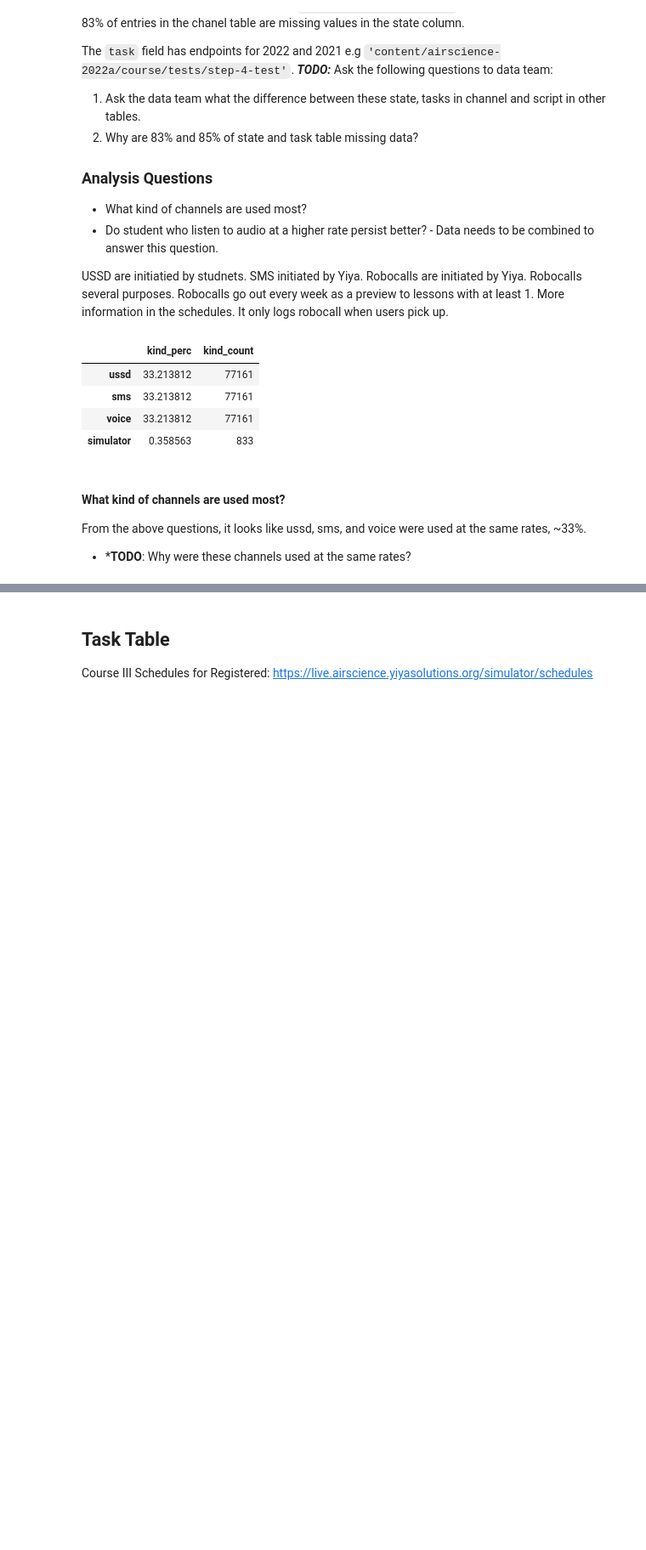
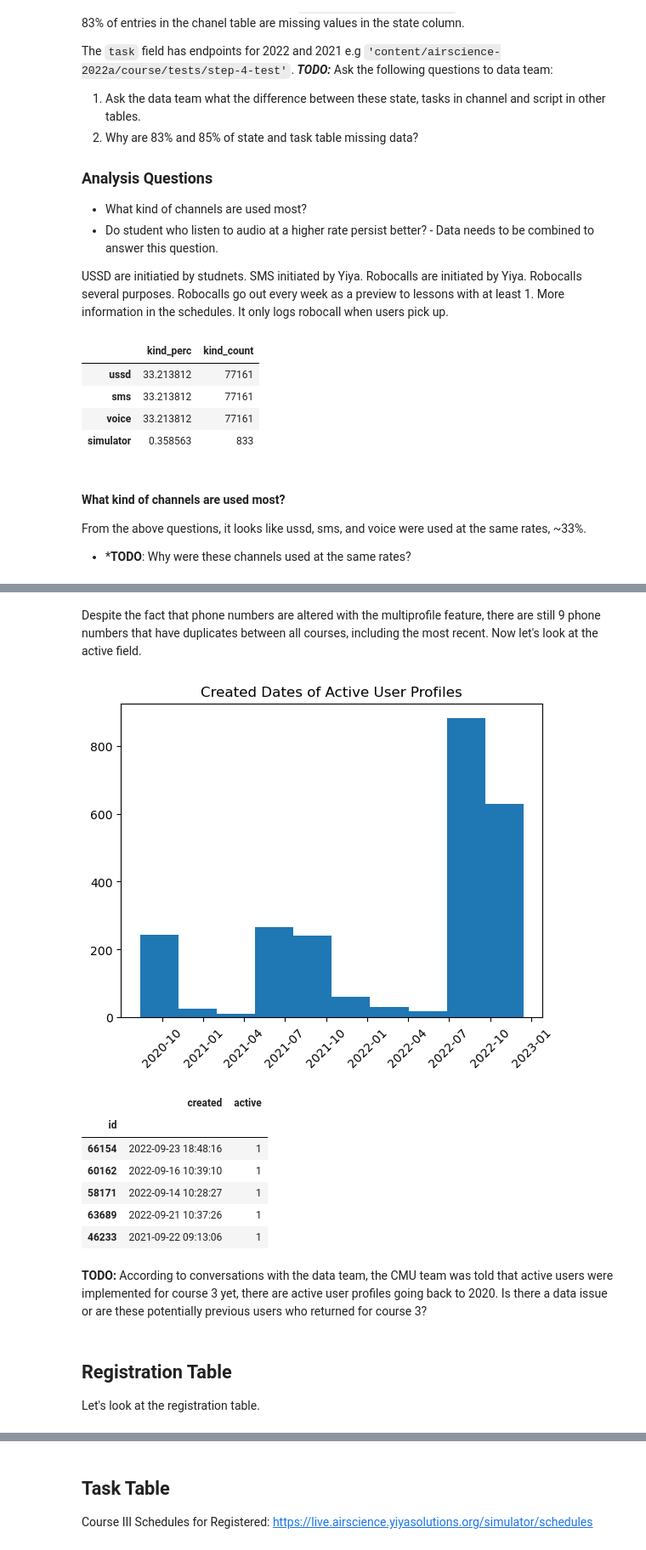
Before and after one commit to darrendbutler/yiya_data_analysis, a Jupyter notebook: dropout_analysis_course_2-3.ipynb, the cells around one changed output, grey strips where cells are left out. Shown at 85% size. Saved outputs shown, nothing was run; the diff lists cells and outputs as text; code cells hidden in the pictures; blank space fills up the shorter version.

Commit message:
update data exploration section

```diff
--- a/dropout_analysis_course_2-3.ipynb
+++ b/dropout_analysis_course_2-3.ipynb
@@ -463,0 +553,28 @@ print(user_df["phone"].nunique())
+# %% [markdown]
+Despite the fact that phone numbers are altered with the multiprofile feature, there are still 9 phone numbers that have duplicates between all courses, including the most recent. Now let's look at the active field.
+# %%
+#filter user table for active users
+is_active = user_df["active"] == 1
+active_user_created = user_df.loc[is_active, ["created", "active"]]
+
+import matplotlib.pyplot as plt
+plt.hist(active_user_created["created"])
+plt.title("Created Dates of Active User Profiles")
+plt.xticks(rotation=45)
+plt.show()
+
+active_user_created.sample(5)
+# %% [output]
+[figure, added]
+|  | created | active |
+| id |  |  |
+| 66154 | 2022-09-23 18:48:16 | 1 |
+| 60162 | 2022-09-16 10:39:10 | 1 |
+| 58171 | 2022-09-14 10:28:27 | 1 |
+| 63689 | 2022-09-21 10:37:26 | 1 |
+| 46233 | 2021-09-22 09:13:06 | 1 |
+# %% [markdown]
+**TODO:** According to conversations with the data team, the CMU team was told that active users were implemented for course 3 yet, there are active user profiles going back to 2020. Is there a data issue or are these potentially previous users who returned for course 3?
+# %% [markdown]
+## Registration Table
+Let's look at the registration table.
```
Also changed, not shown: parts of 32 cells of this notebook.
